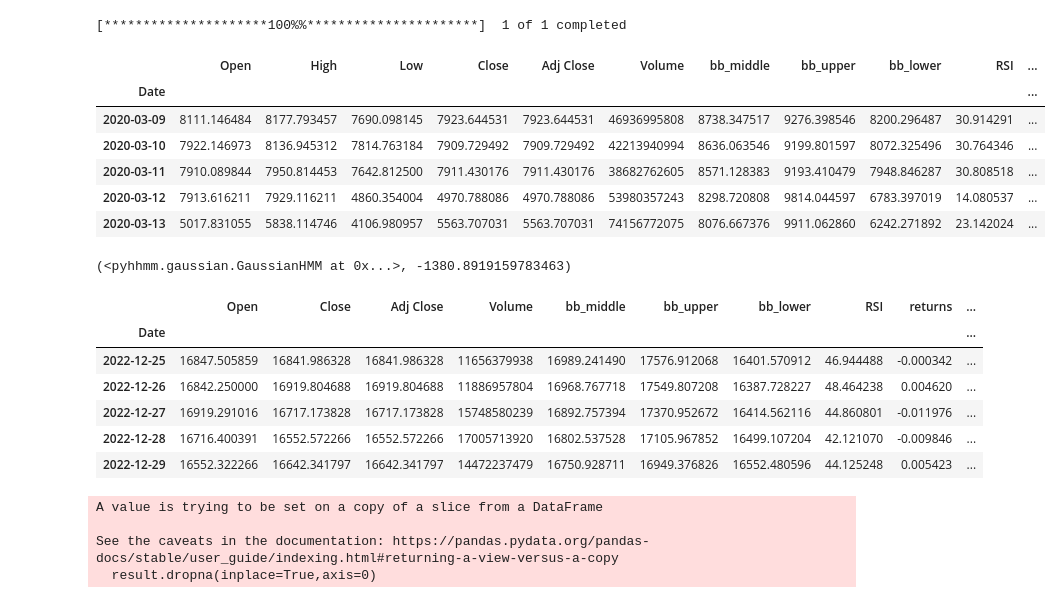
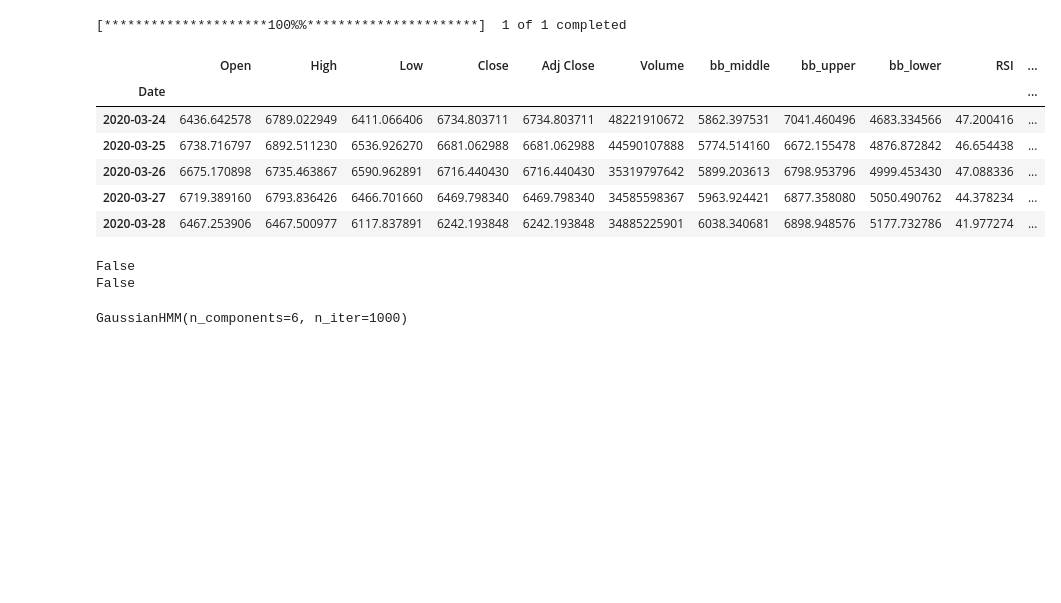
Before and after one commit to KreatorXoX/MLTrade, a Jupyter notebook: 1_Unsupervised/5-Practice-TA-HMM.ipynb, the cells around one changed output. Drawn from its saved outputs; the diff is of its cells as text; code cells hidden in the pictures; blank space fills up the shorter version.

```diff
--- a/1_Unsupervised/5-Practice-TA-HMM.ipynb
+++ b/1_Unsupervised/5-Practice-TA-HMM.ipynb
@@ -15,62 +15,56 @@ yf.pdr_override()
 import matplotlib.pyplot as plt
 # %%
 # Data Extraction
-start_date = '2017-12-30'
-end_date = '2022-12-30'
+start_date = '2021-01-01'
+
 symbol = 'BTC-USD'
-data = DataReader(symbol, start_date, end_date)
+data = yf.download(symbol,start_date)
 # %% [output]
 [*********************100%%**********************]  1 of 1 completed
 # %%
 # Implement the Indicators
 
 # Initialize Bollinger Bands Indicator
 indicator_bb = BollingerBands(close=data["Close"], window=14, window_dev=1.5)
 
 # Add Bollinger Bands features
 data['bb_middle'] = indicator_bb.bollinger_mavg()
 data['bb_upper'] = indicator_bb.bollinger_hband()
 data['bb_lower'] = indicator_bb.bollinger_lband()
 
 # Initialize RSI Indicator
 data['RSI'] = rsi(data["Close"], window=14)
 
-data['returns'] =data['Close'].pct_change()
+data['returns'] = data['Adj Close']/data['Adj Close'].shift(1) - 1
+data['range'] = data['High']/data['Low'] -1
+
+data.dropna(inplace=True)
 
 save_df=data.iloc[800:]
 
 save_df.head()
 # %% [output]
 |  | Open | High | Low | Close | Adj Close | Volume | bb_middle | bb_upper | bb_lower | RSI | ... |
 | Date |  |  |  |  |  |  |  |  |  |  | ... |
-| 2020-03-09 | 8111.146484 | 8177.793457 | 7690.098145 | 7923.644531 | 7923.644531 | 46936995808 | 8738.347517 | 9276.398546 | 8200.296487 | 30.914291 | ... |
-| 2020-03-10 | 7922.146973 | 8136.945312 | 7814.763184 | 7909.729492 | 7909.729492 | 42213940994 | 8636.063546 | 9199.801597 | 8072.325496 | 30.764346 | ... |
-| 2020-03-11 | 7910.089844 | 7950.814453 | 7642.812500 | 7911.430176 | 7911.430176 | 38682762605 | 8571.128383 | 9193.410479 | 7948.846287 | 30.808518 | ... |
-| 2020-03-12 | 7913.616211 | 7929.116211 | 4860.354004 | 4970.788086 | 4970.788086 | 53980357243 | 8298.720808 | 9814.044597 | 6783.397019 | 14.080537 | ... |
-| 2020-03-13 | 5017.831055 | 5838.114746 | 4106.980957 | 5563.707031 | 5563.707031 | 74156772075 | 8076.667376 | 9911.062860 | 6242.271892 | 23.142024 | ... |
+| 2020-03-24 | 6436.642578 | 6789.022949 | 6411.066406 | 6734.803711 | 6734.803711 | 48221910672 | 5862.397531 | 7041.460496 | 4683.334566 | 47.200416 | ... |
+| 2020-03-25 | 6738.716797 | 6892.511230 | 6536.926270 | 6681.062988 | 6681.062988 | 44590107888 | 5774.514160 | 6672.155478 | 4876.872842 | 46.654438 | ... |
+| 2020-03-26 | 6675.170898 | 6735.463867 | 6590.962891 | 6716.440430 | 6716.440430 | 35319797642 | 5899.203613 | 6798.953796 | 4999.453430 | 47.088336 | ... |
+| 2020-03-27 | 6719.389160 | 6793.836426 | 6466.701660 | 6469.798340 | 6469.798340 | 34585598367 | 5963.924421 | 6877.358080 | 5050.490762 | 44.378234 | ... |
+| 2020-03-28 | 6467.253906 | 6467.500977 | 6117.837891 | 6242.193848 | 6242.193848 | 34885225901 | 6038.340681 | 6898.948576 | 5177.732786 | 41.977274 | ... |
 # %%
 # Structure Data for HMM
-X_train = data[['RSI','returns']].iloc[:800]
-X_test = data[['RSI','returns']].iloc[800:]
+X_train = data[['RSI','bb_middle','bb_upper','bb_lower','returns','range']].values
+X_test = data[['RSI','bb_middle','bb_upper','bb_lower','returns','range']].iloc[800:].values
+
+
+print(np.isnan(X_train).any())
+print(np.isinf(X_train).any())
+# %% [output]
+False
+False
 # %%
 # Train Gaussian HMM
-model = GaussianHMM(n_states=4, covariance_type="full", n_emissions=2)
-model.train([np.array(X_train.values)])
+model = hmm.GaussianHMM(n_components=6, covariance_type="diag", n_iter=1000)
+model.fit(X_train)
 # %% [output]
-(<pyhhmm.gaussian.GaussianHMM at 0x...>, -1380.8919159783463)
+GaussianHMM(n_components=6, n_iter=1000)
-# %%
-# Prediction
-df_main = save_df.copy()
-df_main.drop(columns=['High', 'Low'], inplace=True)
-
-hmm_predictions = model.predict([np.array(X_test.values)])[0]
-df_main['hmm_predictions'] = hmm_predictions
-df_main.tail()
-# %% [output]
-|  | Open | Close | Adj Close | Volume | bb_middle | bb_upper | bb_lower | RSI | returns | ... |
-| Date |  |  |  |  |  |  |  |  |  | ... |
-| 2022-12-25 | 16847.505859 | 16841.986328 | 16841.986328 | 11656379938 | 16989.241490 | 17576.912068 | 16401.570912 | 46.944488 | -0.000342 | ... |
-| 2022-12-26 | 16842.250000 | 16919.804688 | 16919.804688 | 11886957804 | 16968.767718 | 17549.807208 | 16387.728227 | 48.464238 | 0.004620 | ... |
-| 2022-12-27 | 16919.291016 | 16717.173828 | 16717.173828 | 15748580239 | 16892.757394 | 17370.952672 | 16414.562116 | 44.860801 | -0.011976 | ... |
-| 2022-12-28 | 16716.400391 | 16552.572266 | 16552.572266 | 17005713920 | 16802.537528 | 17105.967852 | 16499.107204 | 42.121070 | -0.009846 | ... |
-| 2022-12-29 | 16552.322266 | 16642.341797 | 16642.341797 | 14472237479 | 16750.928711 | 16949.376826 | 16552.480596 | 44.125248 | 0.005423 | ... |
@@ -93,9 +70,0 @@ df_main['total_signal'] = df_main['total_signal'].shift(1) # shift to avoid look
-# %%
-# df_main.drop(columns=['Volume','bb_upper','bb_lower','bb_middle','RSI'], inplace=True)
-result = df_main.loc[(df_main['total_signal'] == 0) | (df_main['total_signal'] == 1)]
-result.dropna(inplace=True,axis=0)
-# %% [output]
-A value is trying to be set on a copy of a slice from a DataFrame
-
-See the caveats in the documentation: https://pandas.pydata.org/pandas-docs/stable/user_guide/indexing.html#returning-a-view-versus-a-copy
-  result.dropna(inplace=True,axis=0)
```
Also changed, not shown: parts of 8 cells of this notebook.
